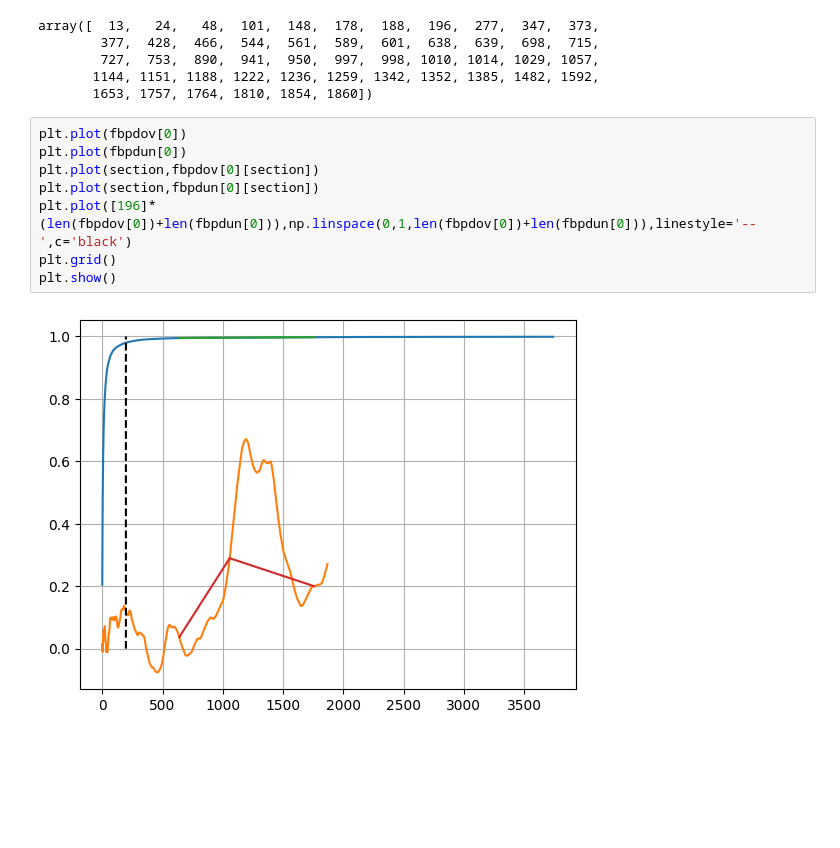
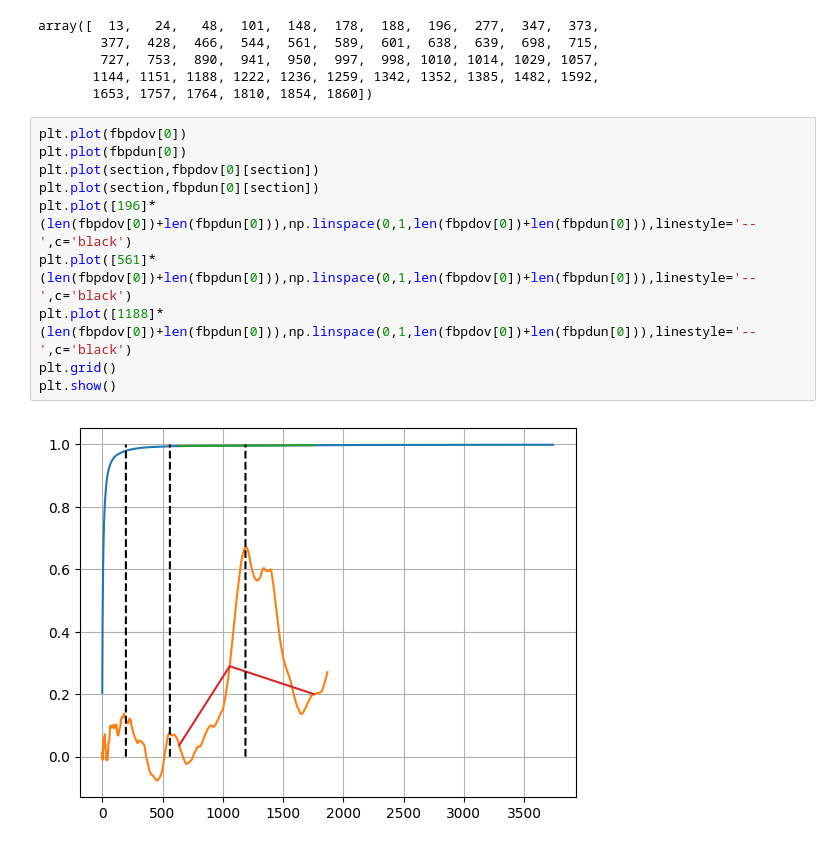
Before and after one commit to bahram3000/google_colab, a Jupyter notebook: btc_period_and_predictions_find.ipynb, the cells around one changed output. Cells and saved outputs as stored; diff of their text form; blank space fills up the shorter version.

```diff
--- a/btc_period_and_predictions_find.ipynb
+++ b/btc_period_and_predictions_find.ipynb
@@ -68,10 +60,12 @@ array([  13,   24,   48,  101,  148,  178,  188,  196,  277,  347,  373,
 # %%
 plt.plot(fbpdov[0])
 plt.plot(fbpdun[0])
 plt.plot(section,fbpdov[0][section])
 plt.plot(section,fbpdun[0][section])
 plt.plot([196]*(len(fbpdov[0])+len(fbpdun[0])),np.linspace(0,1,len(fbpdov[0])+len(fbpdun[0])),linestyle='--',c='black')
+plt.plot([561]*(len(fbpdov[0])+len(fbpdun[0])),np.linspace(0,1,len(fbpdov[0])+len(fbpdun[0])),linestyle='--',c='black')
+plt.plot([1188]*(len(fbpdov[0])+len(fbpdun[0])),np.linspace(0,1,len(fbpdov[0])+len(fbpdun[0])),linestyle='--',c='black')
 plt.grid()
 plt.show()
 # %% [output]
-[figure, old version]
+[figure, new version]
```
Also changed, not shown: parts of 1 cell of this notebook.
